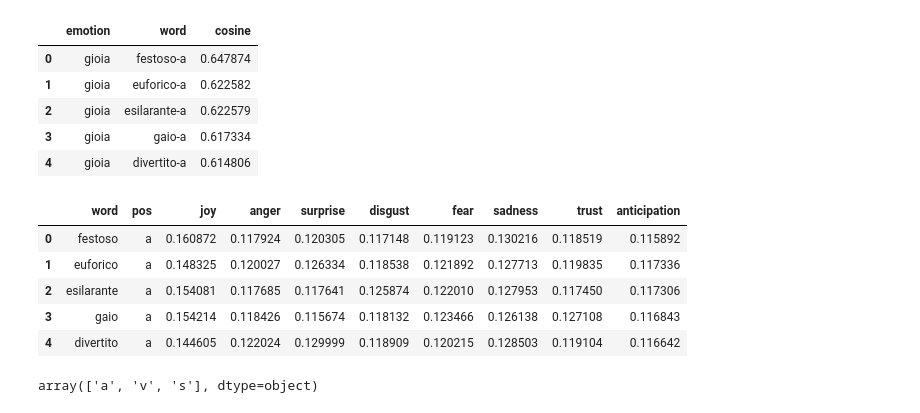
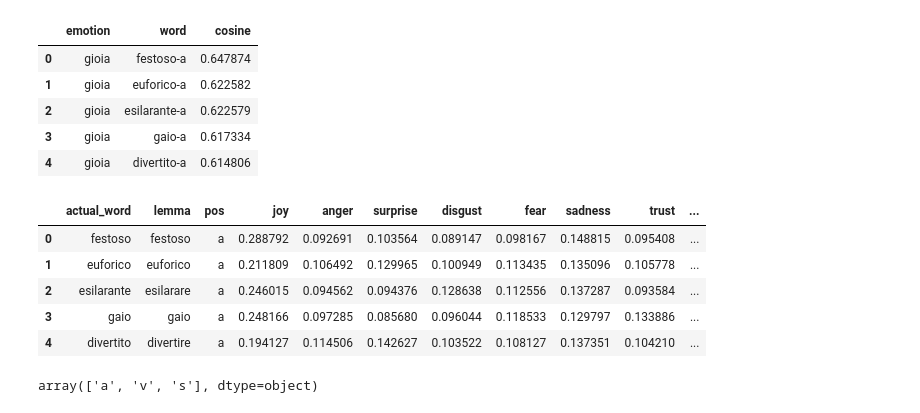
Before and after one commit to HrishitaC/InsideOut2, a Jupyter notebook: Code/emotion_profile.ipynb, the cells around one changed output. Saved outputs shown, nothing was run; the diff lists cells and outputs as text; code cells hidden in the pictures.

Commit message:
Updated emotion lexicon and fixed EP computation

```diff
--- a/Code/emotion_profile.ipynb
+++ b/Code/emotion_profile.ipynb
@@ -125,49 +68,53 @@ emotion.head()
 # print(emotion.loc[(emotion["word"]==test_word) & (emotion["emotion"]=="rabbia")]["cosine"].tolist()[0])
 
 from tqdm.notebook import tqdm
+import spacy
+
+nlp = spacy.load("it_core_news_sm")
 
 ENG_IT_emotions = {
     "joy": "gioia",
     "anger": "rabbia",
     "surprise": "sorpresa",
     "disgust": "disgusto",
     "fear": "paura",
     "sadness": "tristezza",
     "trust": "fiducia",
     "anticipation": "attese"
 }
 
 ENG_emotions = ["joy", "anger", "surprise", "disgust", "fear", "sadness", "trust", "anticipation"]
 
 results = []
 for word in tqdm(emotion["word"].unique()):
     actual_word, pos = word.split("-")
+    lemma = nlp(actual_word)[0].lemma_.lower()
     IT_emotions = emotion.loc[emotion["word"]==word]["emotion"].tolist()
     temp = []
+    norm_factor = 0
     for eng_emo in ENG_emotions:
         emo_cosine = emotion.loc[(emotion["word"]==word) & (emotion["emotion"]==ENG_IT_emotions[eng_emo])]["cosine"].tolist()
         if len(emo_cosine) == 0:
             temp.append(0)
+            norm_factor += 0
         else:
-            temp.append((emo_cosine[0] + 1)/2)
+            temp.append(emo_cosine[0])
+            norm_factor += emo_cosine[0]
 
-    norm_factor = sum(temp)
     temp_new = [t/norm_factor for t in temp]
-    emo_norm_score = [actual_word, pos] + temp_new
+    emo_norm_score = [actual_word, lemma, pos] + temp_new
     results.append(emo_norm_score)
 
-# emotion_cosine = pd.DataFrame(results, columns=["word", "pos", "joy_cosine", "anger_cosine", "surprise_cosine", "disgust_cosine", "fear_cosine", "sadness_cosine", "trust_cosine", "anticipation_cosine"])
-emotion_cosine = pd.DataFrame(results, columns=["word", "pos", "joy", "anger", "surprise", "disgust", "fear", "sadness", "trust", "anticipation"])
-# emotion_cosine.to_csv("../Data/IT_emotion_lexicon_cosine.csv", index=False)
-emotion_cosine.to_csv("../Data/IT_emotion_lexicon_normalised.csv", index=False)
+emotion_cosine = pd.DataFrame(results, columns=["actual_word", "lemma", "pos", "joy", "anger", "surprise", "disgust", "fear", "sadness", "trust", "anticipation"])
+emotion_cosine.to_csv("../Data/IT_emotion_lexicon_normalised_new.csv", index=False)
 emotion_cosine.head()
 # %% [output]
-|  | word | pos | joy | anger | surprise | disgust | fear | sadness | trust | anticipation |
-| 0 | festoso | a | 0.160872 | 0.117924 | 0.120305 | 0.117148 | 0.119123 | 0.130216 | 0.118519 | 0.115892 |
-| 1 | euforico | a | 0.148325 | 0.120027 | 0.126334 | 0.118538 | 0.121892 | 0.127713 | 0.119835 | 0.117336 |
-| 2 | esilarante | a | 0.154081 | 0.117685 | 0.117641 | 0.125874 | 0.122010 | 0.127953 | 0.117450 | 0.117306 |
-| 3 | gaio | a | 0.154214 | 0.118426 | 0.115674 | 0.118132 | 0.123466 | 0.126138 | 0.127108 | 0.116843 |
-| 4 | divertito | a | 0.144605 | 0.122024 | 0.129999 | 0.118909 | 0.120215 | 0.128503 | 0.119104 | 0.116642 |
+|  | actual_word | lemma | pos | joy | anger | surprise | disgust | fear | sadness | trust | ... |
+| 0 | festoso | festoso | a | 0.288792 | 0.092691 | 0.103564 | 0.089147 | 0.098167 | 0.148815 | 0.095408 | ... |
+| 1 | euforico | euforico | a | 0.211809 | 0.106492 | 0.129965 | 0.100949 | 0.113435 | 0.135096 | 0.105778 | ... |
+| 2 | esilarante | esilarare | a | 0.246015 | 0.094562 | 0.094376 | 0.128638 | 0.112556 | 0.137287 | 0.093584 | ... |
+| 3 | gaio | gaio | a | 0.248166 | 0.097285 | 0.085680 | 0.096044 | 0.118533 | 0.129797 | 0.133886 | ... |
+| 4 | divertito | divertire | a | 0.194127 | 0.114506 | 0.142627 | 0.103522 | 0.108127 | 0.137351 | 0.104210 | ... |
 # %%
 emotion_cosine.pos.unique()
 
```
Also changed, not shown: parts of 9 cells of this notebook, 4 other files.
